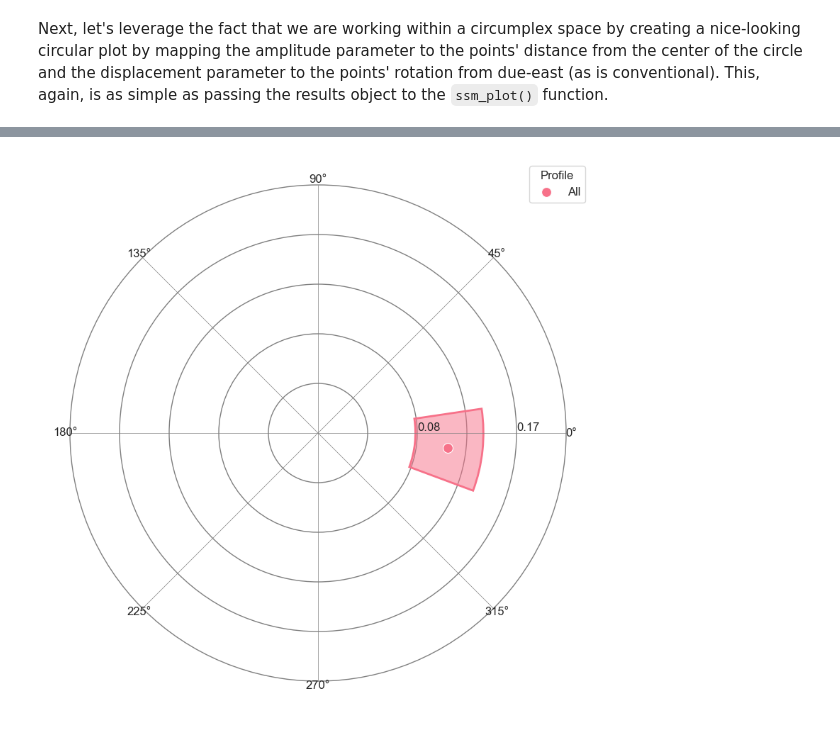
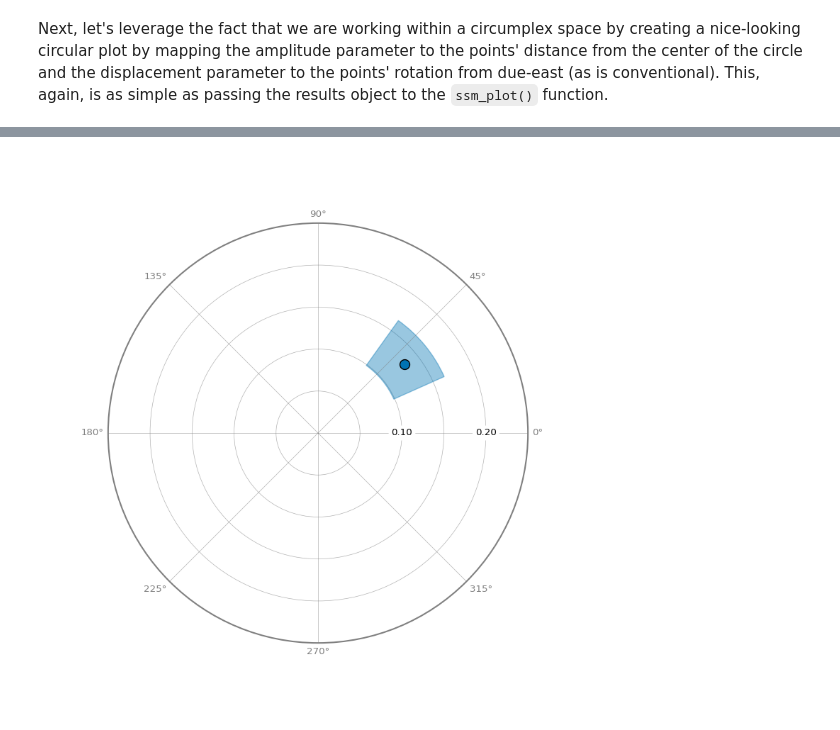
Before and after one commit to MitchellAcoustics/circumplex, a Jupyter notebook: docs/tutorials/Intro_to_SSM_Analysis.ipynb, the cells around one changed output, grey strips where cells are left out. Saved outputs shown, nothing was run; the diff lists cells and outputs as text; code cells hidden in the pictures.

```diff
--- a/docs/tutorials/Intro_to_SSM_Analysis.ipynb
+++ b/docs/tutorials/Intro_to_SSM_Analysis.ipynb
@@ -177,7 +152,8 @@ Soldz, Budman, Demby, & Merry (1995)
 # %% [markdown]
 And we can view the accompanying dataset with:
 # %%
-jz2017.data.head()
+jz2017 = load_dataset("jz2017")
+jz2017.head()
 # %% [output]
 |  | Gender | PA | BC | DE | FG | HI | JK | LM | NO | PARPD | SCZPD | ... |
 | 0 | Female | 1.50 | 1.50 | 1.25 | 1.00 | 2.00 | 2.50 | 2.25 | 2.50 | 4 | 3 | ... |
@@ -199,14 +171,3 @@ jz2017.demo_plot()
 To begin, let's say that we want to use the SSM to describe the interpersonal problems of the average individual in the entire dataset. Although it is possible to analyze the raw scores contained in `jz2017`, our results will be more interpretable if we standardize the scores first. We can do this using the `standardize()` function.
 
 The first argument to this function is `data`, a dataframe containing the circumplex scales to be standardized. The second argment is `scales` and specifies where in `data` the circumplex scales are (either in terms of their variable names or their column numbers). The third argument is `angles` and specifies the angle of each of the circumplex scales included in `scales`. Note that the `scales` argument should be a `circumplex.Scales` object and `angles` should be a `np.array` that have the same ordering and length. Finally, the fourth argument is `norms`, a dataframe containing the normative data we will use to standardize the circumplex scales. Here, we will use normative data for the IIP-SC by loading the `iipsc` instrument.
-# %%
-df = circumplex.utils.standardize(
-    data=jz2017.data,
-    scales=jz2017.scales.abbrev,
-    angles=angles,
-    instrument=circumplex.instrument.load_instrument("IIPSC"),
-    sample=1,
-)
-
-jz2017s = jz2017.attach_data(df)
-jz2017s.data
@@ -226,0 +174,3 @@ jz2017s.data
+# %%
+jz2017s = iipsc.norm_standardize(data=jz2017, sample_id=1)
+jz2017s.head()
@@ -228,9 +186,9 @@ jz2017s.data
 Now we can use the `ssm_analyze()` function to perform the SSM analysis. The first three arguments are the same as the first three arguments to `standardize()`. We can pass the new `jz2017s` object that contains standardized data as `data` and the same vectors to `scales` and `angles` since these haven't changed.
 # %%
 results = circumplex.ssm_analyze(
-    data=jz2017s.data,
+    data=jz2017s,
     scales=["PA_z", "BC_z", "DE_z", "FG_z", "HI_z", "JK_z", "LM_z", "NO_z"],
-    angles=(90, 135, 180, 225, 270, 315, 0, 45),
+    angles=octants(3),
     boots=2000,
 )
 # %% [markdown]
@@ -281,4 +230,4 @@ Model Fit       0.710 [   0.570,    0.803]
 # %%
-fig = circumplex.ssm_plot(results)
+fig = results.plot_circle()
 # %% [output]
-[figure, old version]
+[figure, new version]
```
Also changed, not shown: parts of 13 cells of this notebook, 6 other files.
